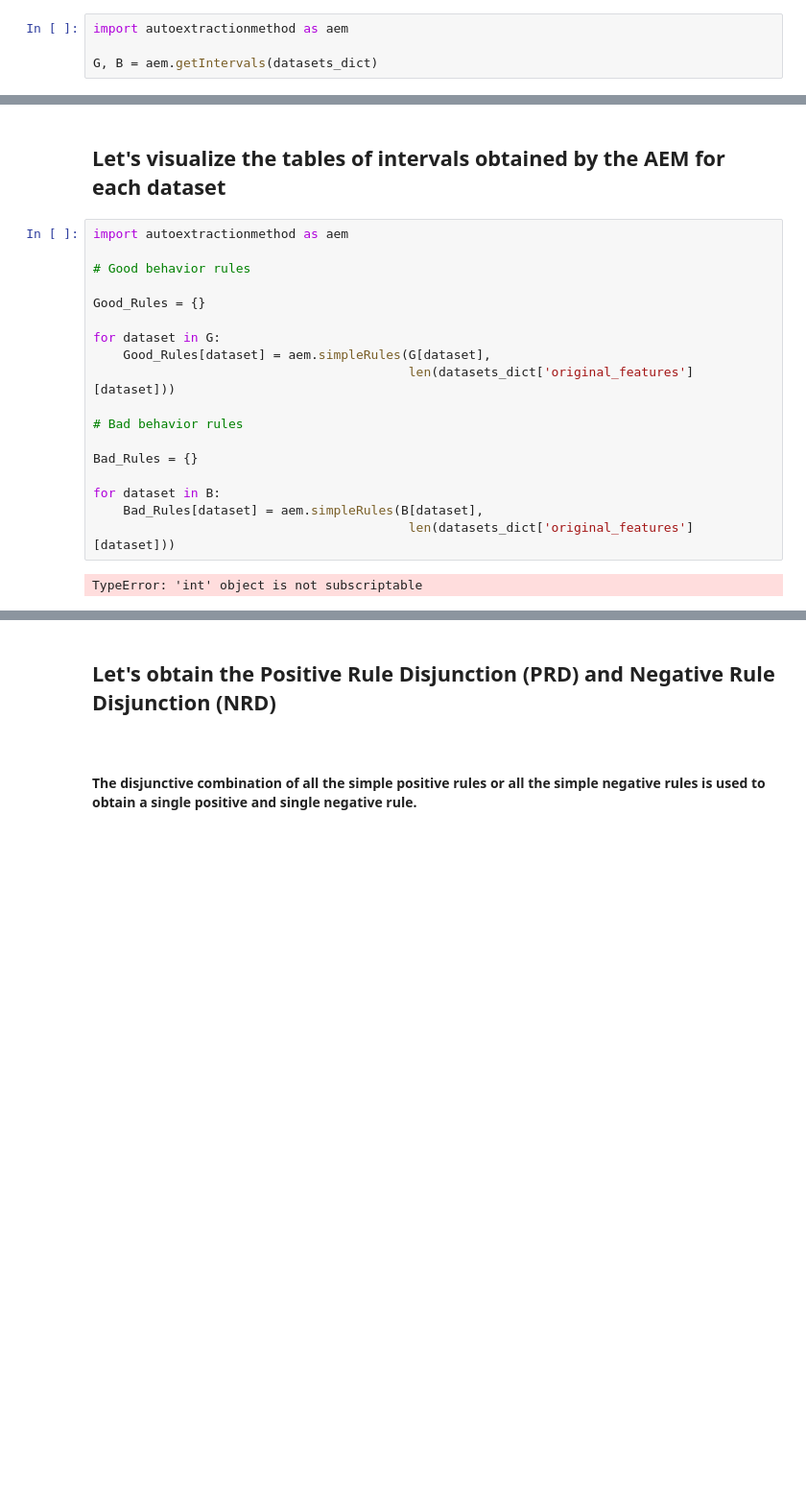
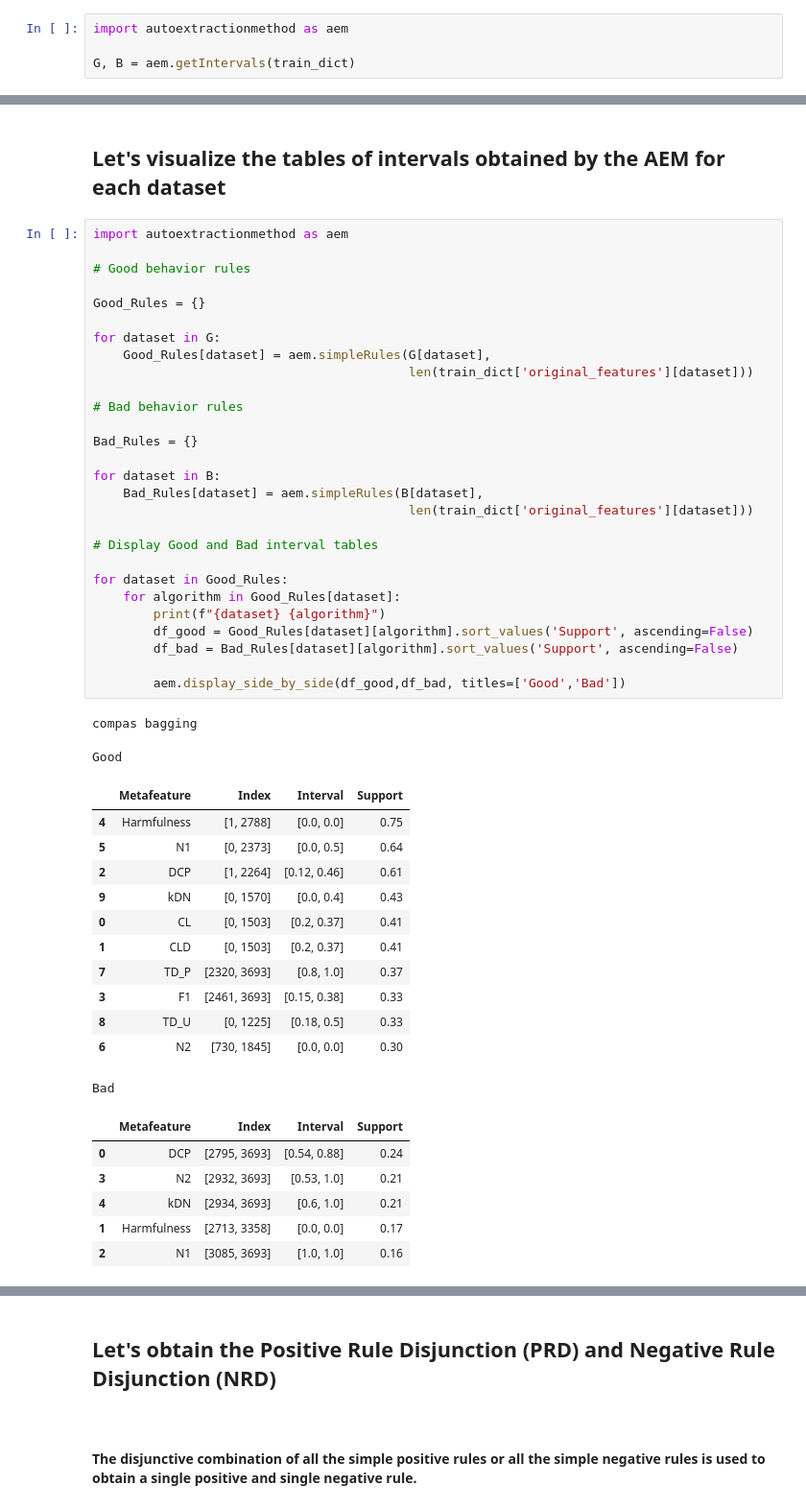
Before and after one commit to Camila44567/AutoML-ISA, a Jupyter notebook: AEM.ipynb, the cells around one changed output, grey strips where cells are left out. Shown: that part at 96% size. Drawn from its saved outputs; the diff is of its cells as text; blank space fills up the shorter version.

```diff
--- a/AEM.ipynb
+++ b/AEM.ipynb
@@ -96,7 +57,7 @@ datasets_dict['algorithm_bin']['credit-g']
 # %%
 import autoextractionmethod as aem
 
-G, B = aem.getIntervals(datasets_dict)
+G, B = aem.getIntervals(train_dict)
 # %% [markdown]
 ## Let's see the format of the interval dictionary
 # %%
@@ -132,20 +93,49 @@ credit-g
 # %%
 import autoextractionmethod as aem
 
 # Good behavior rules
 
 Good_Rules = {}
 
 for dataset in G:
     Good_Rules[dataset] = aem.simpleRules(G[dataset],
-                                          len(datasets_dict['original_features'][dataset]))
+                                          len(train_dict['original_features'][dataset]))
 
 # Bad behavior rules
 
 Bad_Rules = {}
 
 for dataset in B:
     Bad_Rules[dataset] = aem.simpleRules(B[dataset],
-                                          len(datasets_dict['original_features'][dataset]))
+                                          len(train_dict['original_features'][dataset]))
+
+# Display Good and Bad interval tables
+
+for dataset in Good_Rules:
+    for algorithm in Good_Rules[dataset]:
+        print(f"{dataset} {algorithm}")
+        df_good = Good_Rules[dataset][algorithm].sort_values('Support', ascending=False)
+        df_bad = Bad_Rules[dataset][algorithm].sort_values('Support', ascending=False)
+
+        aem.display_side_by_side(df_good,df_bad, titles=['Good','Bad'])
 # %% [output]
-TypeError: 'int' object is not subscriptable
+compas bagging
+Good
+|  | Metafeature | Index | Interval | Support |
+| 4 | Harmfulness | [1, 2788] | [0.0, 0.0] | 0.75 |
+| 5 | N1 | [0, 2373] | [0.0, 0.5] | 0.64 |
+| 2 | DCP | [1, 2264] | [0.12, 0.46] | 0.61 |
+| 9 | kDN | [0, 1570] | [0.0, 0.4] | 0.43 |
+| 0 | CL | [0, 1503] | [0.2, 0.37] | 0.41 |
+| 1 | CLD | [0, 1503] | [0.2, 0.37] | 0.41 |
+| 7 | TD_P | [2320, 3693] | [0.8, 1.0] | 0.37 |
+| 3 | F1 | [2461, 3693] | [0.15, 0.38] | 0.33 |
+| 8 | TD_U | [0, 1225] | [0.18, 0.5] | 0.33 |
+| 6 | N2 | [730, 1845] | [0.0, 0.0] | 0.30 |
+Bad
+|  | Metafeature | Index | Interval | Support |
+| 0 | DCP | [2795, 3693] | [0.54, 0.88] | 0.24 |
+| 3 | N2 | [2932, 3693] | [0.53, 1.0] | 0.21 |
+| 4 | kDN | [2934, 3693] | [0.6, 1.0] | 0.21 |
+| 1 | Harmfulness | [2713, 3358] | [0.0, 0.0] | 0.17 |
+| 2 | N1 | [3085, 3693] | [1.0, 1.0] | 0.16 |
```
Also changed, not shown: parts of 21 cells of this notebook.
